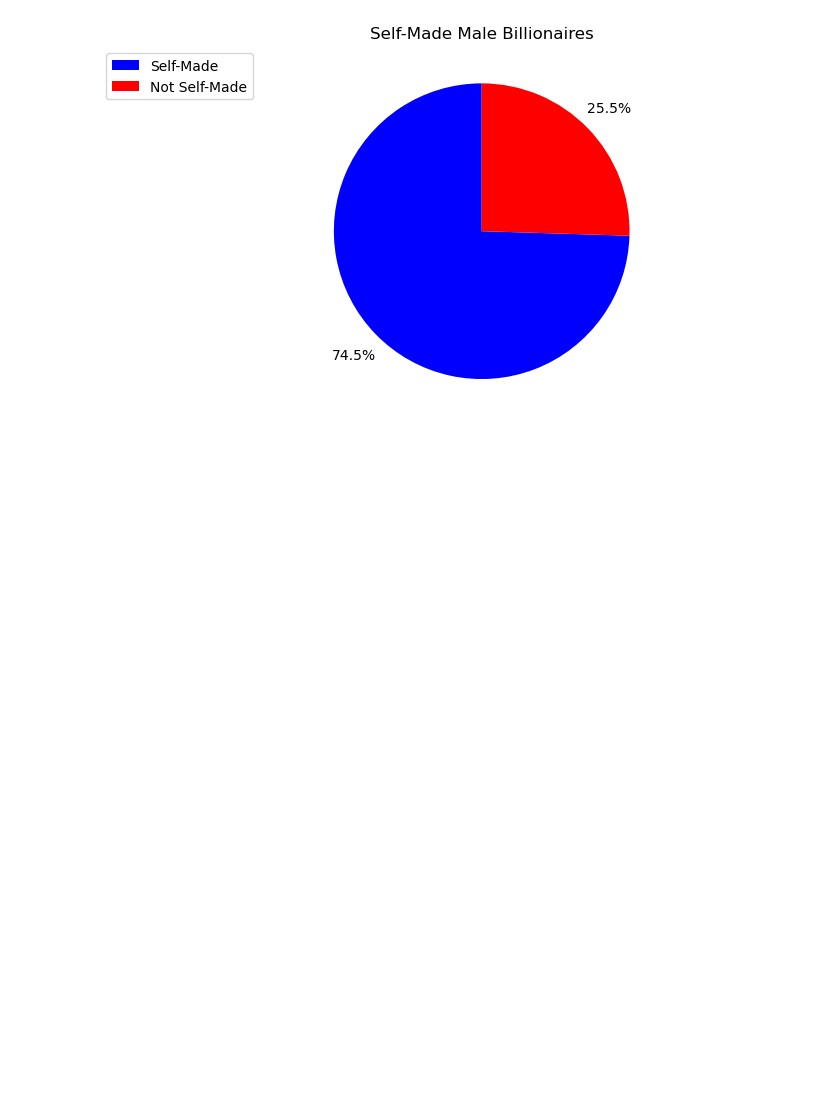
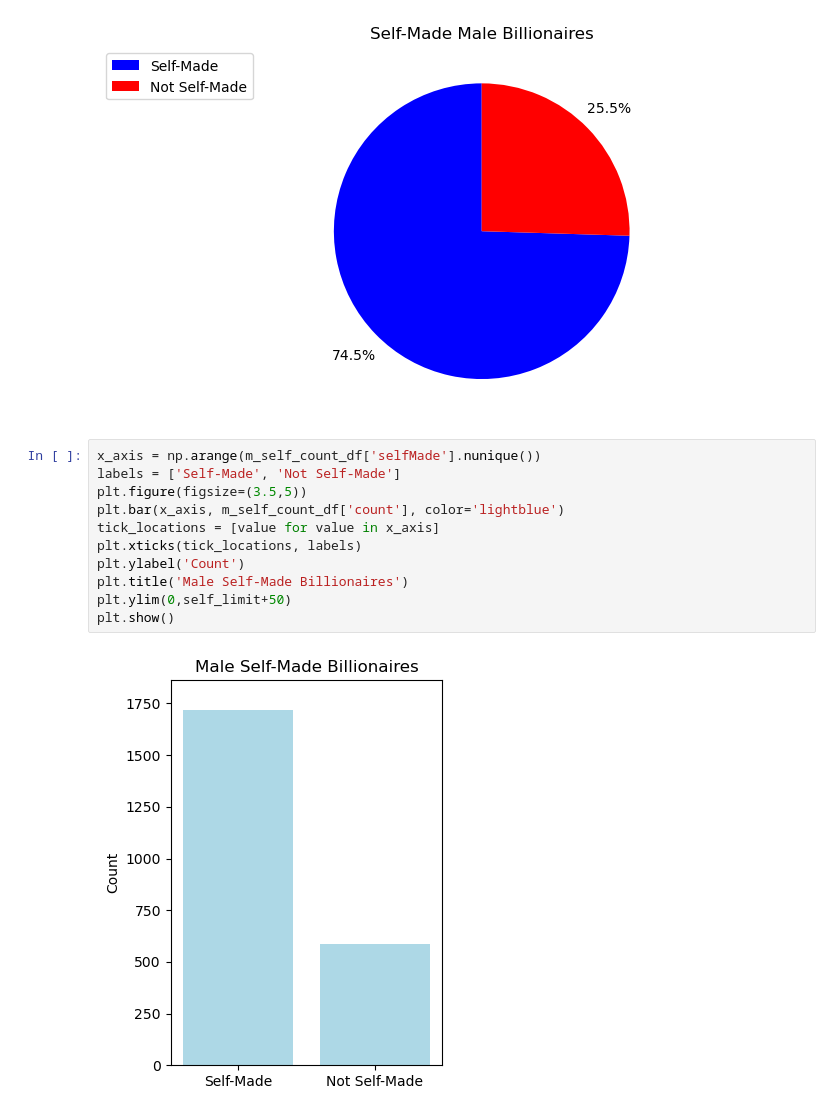
Before and after one commit to matvio16/billionaires, a Jupyter notebook: billionaires.ipynb, the cells around one changed output. Cells and saved outputs as stored; diff of their text form; blank space fills up the shorter version.

```diff
--- a/billionaires.ipynb
+++ b/billionaires.ipynb
@@ -196,3 +223,16 @@ plt.title("Self-Made Male Billionaires")
 plt.show()
 # %% [output]
 [figure]
+# %%
+x_axis = np.arange(m_self_count_df['selfMade'].nunique())
+labels = ['Self-Made', 'Not Self-Made']
+plt.figure(figsize=(3.5,5))
+plt.bar(x_axis, m_self_count_df['count'], color='lightblue')
+tick_locations = [value for value in x_axis]
+plt.xticks(tick_locations, labels)
+plt.ylabel('Count')
+plt.title('Male Self-Made Billionaires')
+plt.ylim(0,self_limit+50)
+plt.show()
+# %% [output]
+[figure, added]
```
Also changed, not shown: parts of 2 cells of this notebook, 3 other files.
